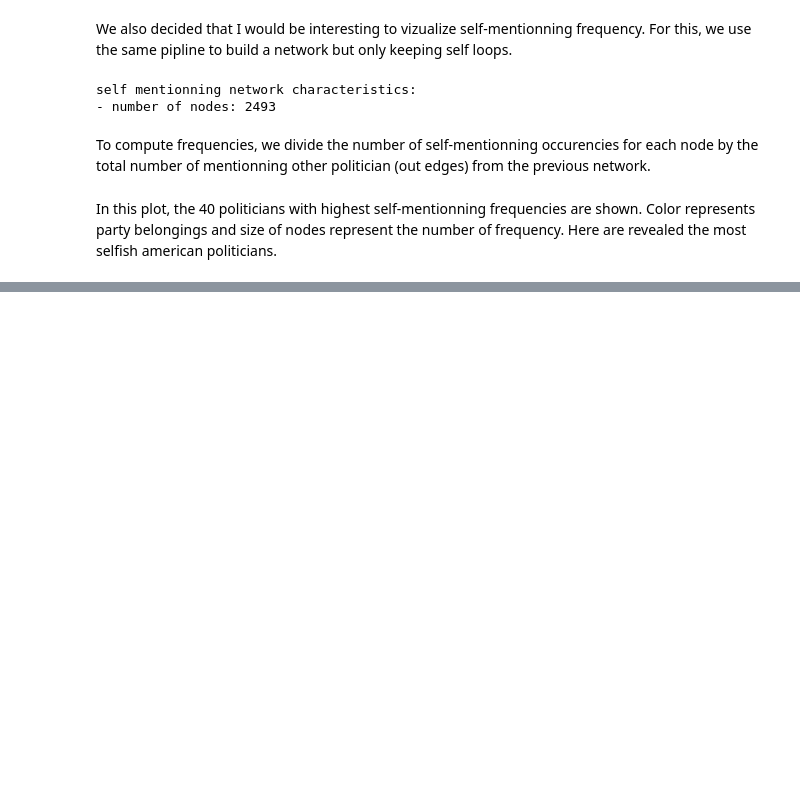
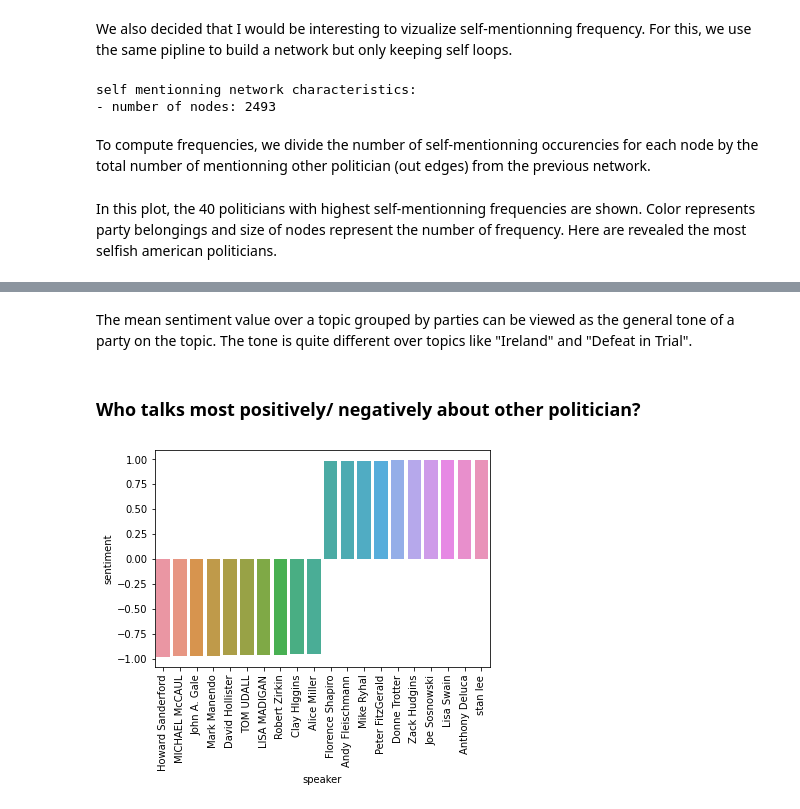
Before and after one commit to epfl-ada/ada-2021-project-date-a-data, a Jupyter notebook: network_analysis_viz.ipynb, the cells around one changed output, grey strips where cells are left out. Drawn from its saved outputs; the diff is of its cells as text; code cells hidden in the pictures; blank space fills up the shorter version.

```diff
--- a/network_analysis_viz.ipynb
+++ b/network_analysis_viz.ipynb
@@ -215,0 +282,13 @@ In this plot, the 40 politicians with highest self-mentionning frequencies are s
+# %% [markdown]
+The mean sentiment value over a topic grouped by parties can be viewed as the general tone of a party on the topic. The tone is quite different over topics like "Ireland" and "Defeat in Trial".
+# %% [markdown]
+### Who talks most positively/ negatively about other politician?
+# %%
+# plotician with moest extreme sentiments
+neg_pol = df_full.groupby(by='speaker')['sentiment'].mean().sort_values()[:10]
+pos_pol = df_full.groupby(by='speaker')['sentiment'].mean().sort_values()[-10:]
+
+ax = sns.barplot(pd.concat([neg_pol, pos_pol]).index, pd.concat([neg_pol, pos_pol]))
+_ = ax.set_xticklabels(ax.get_xticklabels(), rotation=90)
+# %% [output]
+[figure, added]
```
Also changed, not shown: parts of 16 cells of this notebook, 3 other files.
